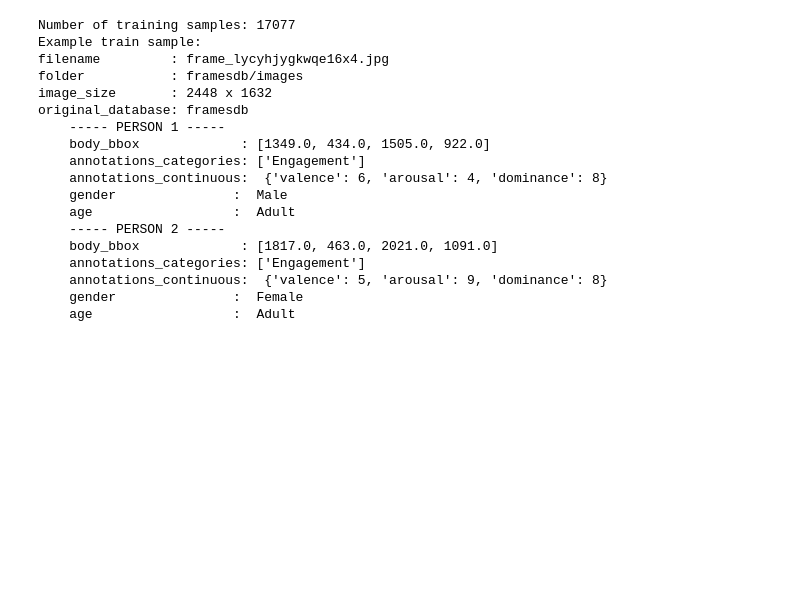
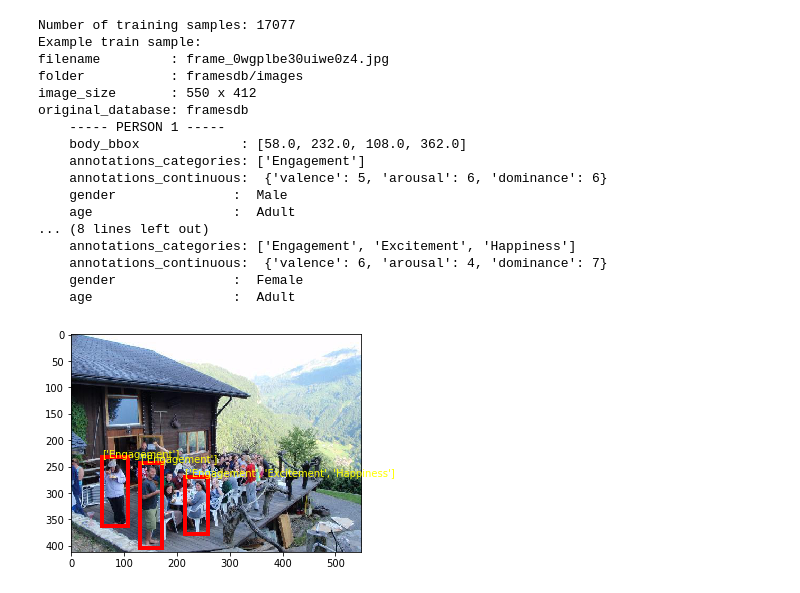
Before and after one commit to ShivamHacks/EMOTIC-Dataset, a Jupyter notebook: explore_emotic.ipynb, the cells around one changed output. Saved outputs shown, nothing was run; the diff lists cells and outputs as text; code cells hidden in the pictures; blank space fills up the shorter version.

Commit message:
can visualize train samples

```diff
--- a/explore_emotic.ipynb
+++ b/explore_emotic.ipynb
@@ -32,10 +37,6 @@ train = [{
     } for person in sample[4][0]]
 } for sample in annotations['train'][0]]
 # %%
-print("Number of training samples:", len(train))
-print("Example train sample:")
-sample = random.choice(train)
-
 def print_train_sample(sample):
     print("filename         :", sample['filename'])
     print("folder           :", sample['folder'])
@@ -53,25 +54,46 @@ def print_train_sample(sample):
         print(tab + "gender               : ", person['gender'])
         print(tab + "age                  : ", person['age'])
 
-print_train_sample(sample)
-
-# TODO: plot distribution of # of people in a picture
+def visualize_train_sample(sample):
+    fig, ax = plt.subplots(1)
+    img_path = 'emotic/' + sample['folder'] + '/' + sample['filename']
+    img = io.imread(img_path)
+    ax.imshow(img)
+    for person in sample['person']:
+        bbox_x = person['body_bbox'][0]
+        bbox_y = person['body_bbox'][1]
+        bbox_width  = person['body_bbox'][2] - person['body_bbox'][0]
+        bbox_height = person['body_bbox'][3] - person['body_bbox'][1]
+        ax.add_patch(Rectangle(xy=(bbox_x, bbox_y), width=bbox_width, height=bbox_height,
+                               edgecolor='red', fill=False, linewidth=4))
+        emotions = str(person['annotations_categories'])
+        ax.text(x=bbox_x, y=bbox_y, s=emotions, color="yellow")
+    plt.show()
-# %% [output]
-Number of training samples: 17077
-Example train sample:
-filename         : frame_lycyhjygkwqe16x4.jpg
-folder           : framesdb/images
-image_size       : 2448 x 1632
-original_database: framesdb
-    ----- PERSON 1 -----
-    body_bbox             : [1349.0, 434.0, 1505.0, 922.0]
-    annotations_categories: ['Engagement']
-    annotations_continuous:  {'valence': 6, 'arousal': 4, 'dominance': 8}
-    gender               :  Male
-    age                  :  Adult
-    ----- PERSON 2 -----
-    body_bbox             : [1817.0, 463.0, 2021.0, 1091.0]
-    annotations_categories: ['Engagement']
-    annotations_continuous:  {'valence': 5, 'arousal': 9, 'dominance': 8}
-    gender               :  Female
-    age                  :  Adult
+# %%
+print("Number of training samples:", len(train))
+print("Example train sample:")
+sample = random.choice(train)
+
+print_train_sample(sample)
+visualize_train_sample(sample)
+
+# TODO: plot distribution of # of people in a picture
+# %% [output]
+Number of training samples: 17077
+Example train sample:
+filename         : frame_0wgplbe30uiwe0z4.jpg
+folder           : framesdb/images
+image_size       : 550 x 412
+original_database: framesdb
+    ----- PERSON 1 -----
+    body_bbox             : [58.0, 232.0, 108.0, 362.0]
+    annotations_categories: ['Engagement']
+    annotations_continuous:  {'valence': 5, 'arousal': 6, 'dominance': 6}
+    gender               :  Male
+    age                  :  Adult
+... (8 lines left out)
+    annotations_categories: ['Engagement', 'Excitement', 'Happiness']
+    annotations_continuous:  {'valence': 6, 'arousal': 4, 'dominance': 7}
+    gender               :  Female
+    age                  :  Adult
+[figure, added]
```
Also changed, not shown: parts of 3 cells of this notebook.
